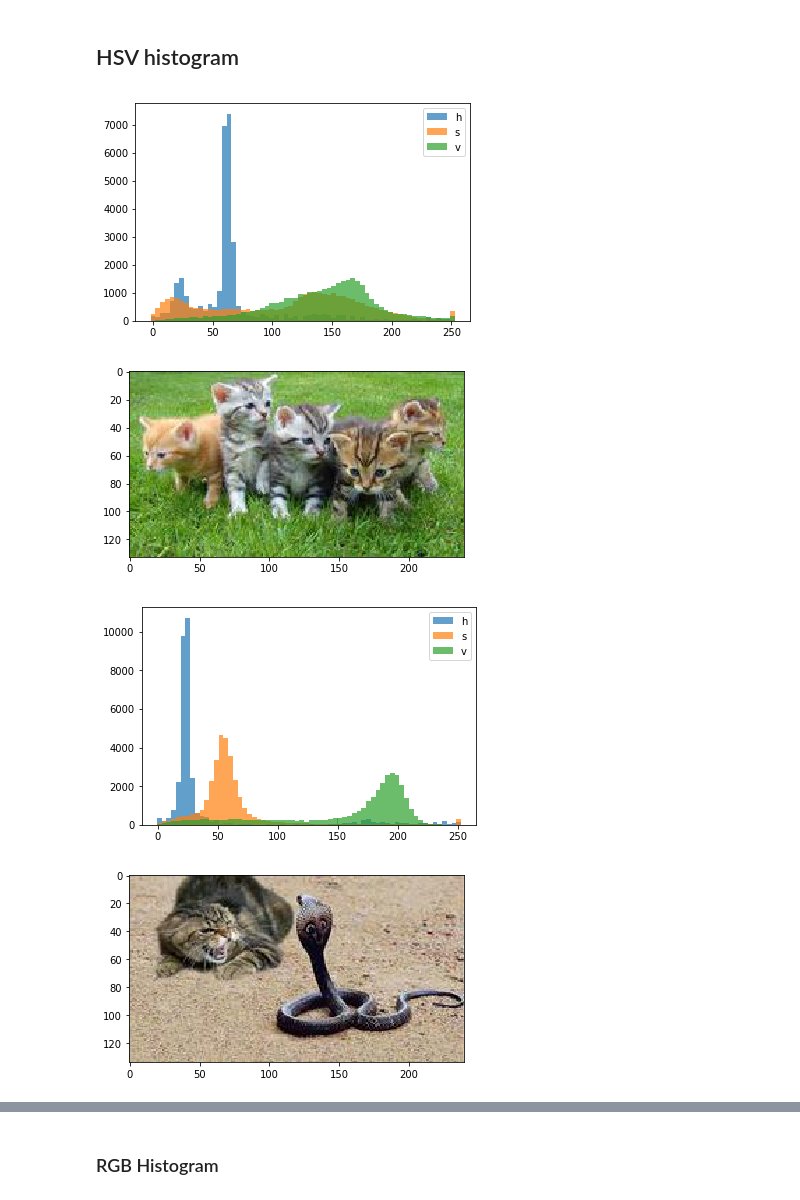
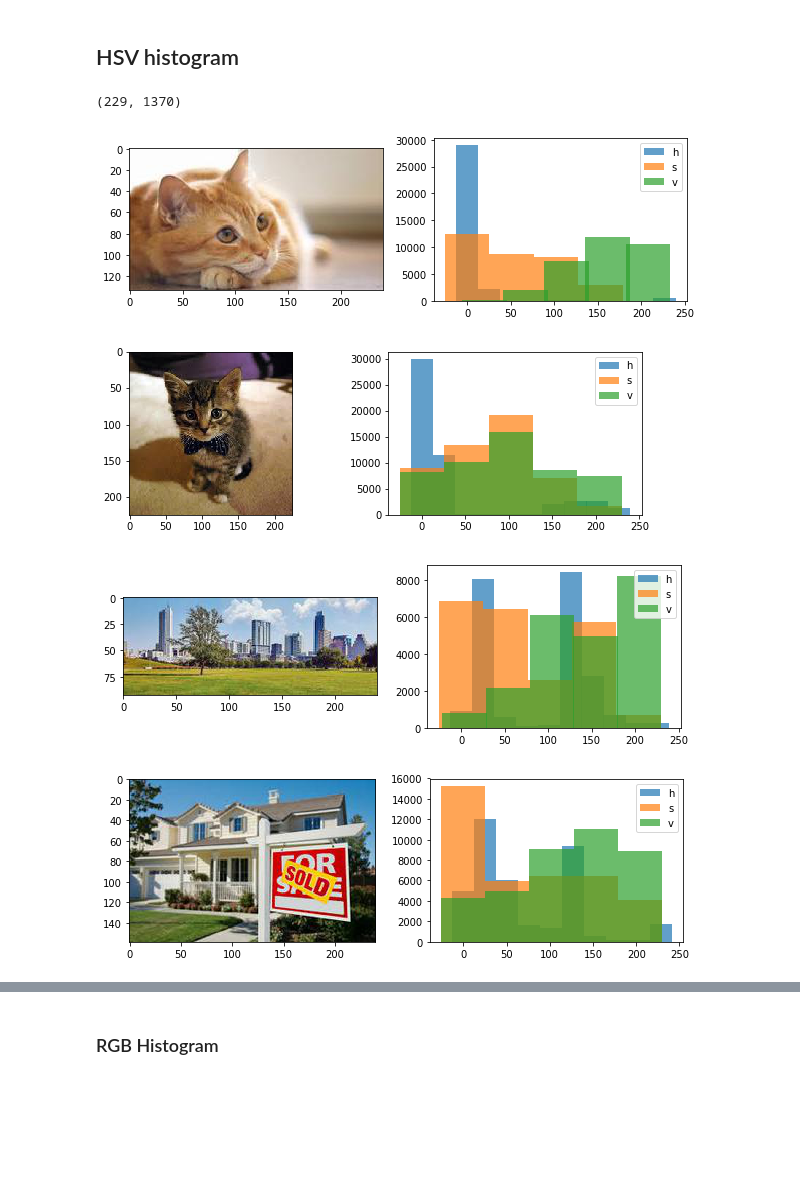
Before and after one commit to patricsteiner/image_clustering, a Jupyter notebook: intelligent_image_clustering.ipynb, the cells around one changed output, grey strips where cells are left out. Cells and saved outputs as stored; diff of their text form; code cells hidden in the pictures; blank space fills up the shorter version.

Commit message:
adjust bin sizes for histograms, add vieualizations for sample images

```diff
--- a/intelligent_image_clustering.ipynb
+++ b/intelligent_image_clustering.ipynb
@@ -33,34 +33,41 @@ X = np.ones(shape=(len(images), 0)) # initialize feature matrix X
 X.shape
 # %% [output]
 (229, 0)
+# %%
+sample_images = [3, 13, 52, 151, 212]
 # %% [markdown]
 ## HSV histogram
 # %%
 import matplotlib.pyplot as plt
 %matplotlib inline
 
-bins_per_channel = 64;
-n_features = bins_per_channel * 3
+bins_h = 10
+bins_s = 5
+bins_v = 5
+n_features = bins_h + bins_s + bins_v
 features = np.zeros(shape=(len(images), n_features)) # initialize feature matrix
 
 for i, image in enumerate(images):
     hsv = image.convert('HSV');
-    h_hist, bins = np.histogram(hsv.getchannel('H'), bins=bins_per_channel)
-    s_hist, bins = np.histogram(hsv.getchannel('S'), bins=bins_per_channel)
-    v_hist, bins = np.histogram(hsv.getchannel('V'), bins=bins_per_channel)
+    h_hist, h_bins = np.histogram(hsv.getchannel('H'), bins=bins_h)
+    s_hist, s_bins = np.histogram(hsv.getchannel('S'), bins=bins_s)
+    v_hist, v_bins = np.histogram(hsv.getchannel('V'), bins=bins_v)
     features[i] = np.concatenate([h_hist, s_hist, v_hist])
-    if i < 3:
-        plt.figure()
-        plt.bar(bins[:-1], h_hist, alpha=.7, label='h', width=255/bins_per_channel)
-        plt.bar(bins[:-1], s_hist, alpha=.7, label='s', width=255/bins_per_channel)
-        plt.bar(bins[:-1], v_hist, alpha=.7, label='v', width=255/bins_per_channel)
+    if i in sample_images:
+        plt.figure(figsize=(10, 3))
+        plt.subplot(121)
+        plt.imshow(image)
+        plt.subplot(122)
+        plt.bar(h_bins[:-1], h_hist, alpha=.7, label='h', width=255/bins_h)
+        plt.bar(s_bins[:-1], s_hist, alpha=.7, label='s', width=255/bins_s)
+        plt.bar(v_bins[:-1], v_hist, alpha=.7, label='v', width=255/bins_v)
         plt.legend()
-        plt.figure()
-        plt.imshow(image)
 
 X = np.column_stack((X, features)) # add new features to feature matrix X
+X.shape
 # %% [output]
+(229, 1370)
-[figure, old version]
+[figure, new version]
-[figure, old version]
+[figure, new version]
-[figure, old version]
+[figure, new version]
-[figure, old version]
+[figure, new version]
```
Also changed, not shown: parts of 4 cells of this notebook.
